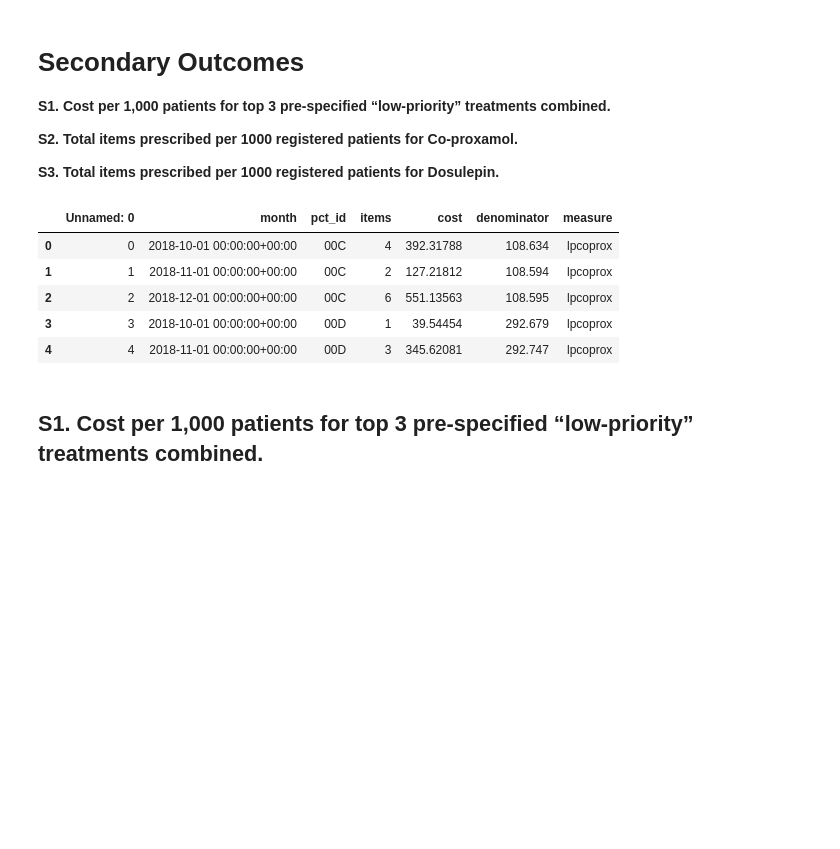
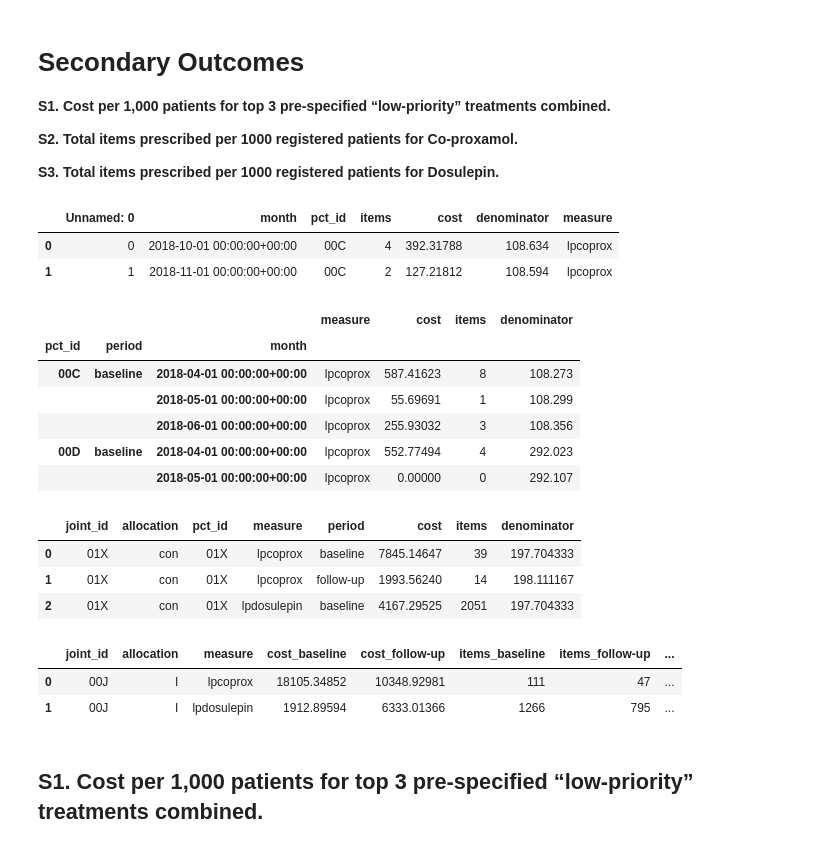
Before and after one commit to ebmdatalab/low-priority-CCG-visit-RCT, a Jupyter notebook: outcomes/Secondary outcome measures for LPP RCT top 3.ipynb, the cells around one changed output. Drawn from its saved outputs; the diff is of its cells as text; code cells hidden in the pictures; blank space fills up the shorter version.

```diff
--- a/outcomes/Secondary outcome measures for LPP RCT top 3.ipynb
+++ b/outcomes/Secondary outcome measures for LPP RCT top 3.ipynb
@@ -21,15 +21,84 @@ mid_start = '2018-10-01'            # month after end of baseline period
 followup_start = '2019-04-01'       # follow-up start
 post_followup_start = '2019-10-01'  # month after end of follow-up period
 # %%
+# Load data which should have been generated already by running the
+# primary outcome notebook
+# (Specifically, per-measure cost/items numerators, and population denominators)
 rawdata = pd.read_csv(os.path.join('..','data','all_measure_data.csv'))
 rawdata["month"] = pd.to_datetime(rawdata.month)
-rawdata.head()
+rawdata.head(2)
 # %% [output]
 |  | Unnamed: 0 | month | pct_id | items | cost | denominator | measure |
 | 0 | 0 | 2018-10-01 00:00:00+00:00 | 00C | 4 | 392.31788 | 108.634 | lpcoprox |
 | 1 | 1 | 2018-11-01 00:00:00+00:00 | 00C | 2 | 127.21812 | 108.594 | lpcoprox |
-| 2 | 2 | 2018-12-01 00:00:00+00:00 | 00C | 6 | 551.13563 | 108.595 | lpcoprox |
-| 3 | 3 | 2018-10-01 00:00:00+00:00 | 00D | 1 | 39.54454 | 292.679 | lpcoprox |
-| 4 | 4 | 2018-11-01 00:00:00+00:00 | 00D | 3 | 345.62081 | 292.747 | lpcoprox |
+# %%
+data = rawdata.copy()
+
+### select data only for the baseline and follow-up periods
+import datetime
+
+conditions = [
+    (data['month'] >= post_followup_start),
+    (data['month'] >= followup_start),
+    (data['month'] >= mid_start),
+    (data['month'] >= baseline_start),
+    (data['month'] < baseline_start)]
+
+choices = ['after', 'follow-up', 'mid', 'baseline','before']
+data['period'] = np.select(conditions, choices, default='0')
+
+# take columns of interest from df
+df2 = data[["measure","pct_id","period", "month", "cost","items","denominator"]]
+df2 = df2.loc[(df2['period']== "baseline") | (df2['period']== "follow-up")].set_index(
+    ["pct_id","period", "month"])
+df2.head()
+# %% [output]
+|  |  |  | measure | cost | items | denominator |
+| pct_id | period | month |  |  |  |  |
+| 00C | baseline | 2018-04-01 00:00:00+00:00 | lpcoprox | 587.41623 | 8 | 108.273 |
+|  |  | 2018-05-01 00:00:00+00:00 | lpcoprox | 55.69691 | 1 | 108.299 |
+|  |  | 2018-06-01 00:00:00+00:00 | lpcoprox | 255.93032 | 3 | 108.356 |
+| 00D | baseline | 2018-04-01 00:00:00+00:00 | lpcoprox | 552.77494 | 4 | 292.023 |
+|  |  | 2018-05-01 00:00:00+00:00 | lpcoprox | 0.00000 | 0 | 292.107 |
+# %%
+### sum numerator and average population denominators for each CCG for each period
+agg_6m = df2.groupby(["measure","pct_id","period"]).agg({"cost":sum,"items":sum,"denominator":"mean"})
+agg_6m.head()
+
+### CCGs that have been allocated in the RCT
+ccgs = pd.read_csv(os.path.join('..','data','randomisation_group.csv'))
+# import joint team information
+team = pd.read_csv(os.path.join('..','data','joint_teams.csv'))
+
+ccgs = ccgs.merge(team,on="joint_team", how="left")
+#fill blank ccg_ids from joint_id column, so even CCGs not in Joint Teams
+# have a value for joint_id
+ccgs["pct_id"] = ccgs["ccg_id"].combine_first(ccgs["joint_id"])
+ccgs = ccgs[["joint_id","allocation","pct_id"]]
+
+# Combine CCG/Joint Team info with measure data
+rct_agg_6m = ccgs.merge(agg_6m.reset_index(), on="pct_id",how="left")
+rct_agg_6m.head(3)
+# %% [output]
+|  | joint_id | allocation | pct_id | measure | period | cost | items | denominator |
+| 0 | 01X | con | 01X | lpcoprox | baseline | 7845.14647 | 39 | 197.704333 |
+| 1 | 01X | con | 01X | lpcoprox | follow-up | 1993.56240 | 14 | 198.111167 |
+| 2 | 01X | con | 01X | lpdosulepin | baseline | 4167.29525 | 2051 | 197.704333 |
+# %%
+# group up to Joint team groups
+# note: SUM both numerators and population denominator across geographies
+rct_agg_6m = rct_agg_6m.groupby(["joint_id","allocation","measure","period"])\
+       .sum().unstack().reset_index()
+rct_agg_6m.columns = rct_agg_6m.columns.map('_'.join).map(lambda x: x.strip("_"))
+
+### calculate aggregated measure values (cost only)
+rct_agg_6m["baseline_calc_value"] = rct_agg_6m.cost_baseline / rct_agg_6m.denominator_baseline
+rct_agg_6m["follow_up_calc_value"] = rct_agg_6m["cost_follow-up"] / rct_agg_6m["denominator_follow-up"]
+
+rct_agg_6m.head(2)
+# %% [output]
+|  | joint_id | allocation | measure | cost_baseline | cost_follow-up | items_baseline | items_follow-up | ... |
+| 0 | 00J | I | lpcoprox | 18105.34852 | 10348.92981 | 111 | 47 | ... |
+| 1 | 00J | I | lpdosulepin | 1912.89594 | 6333.01366 | 1266 | 795 | ... |
 # %% [markdown]
 ## S1. Cost per 1,000 patients for top 3 pre-specified “low-priority” treatments combined.
```
Also changed, not shown: parts of 12 cells of this notebook, 3 other files.
